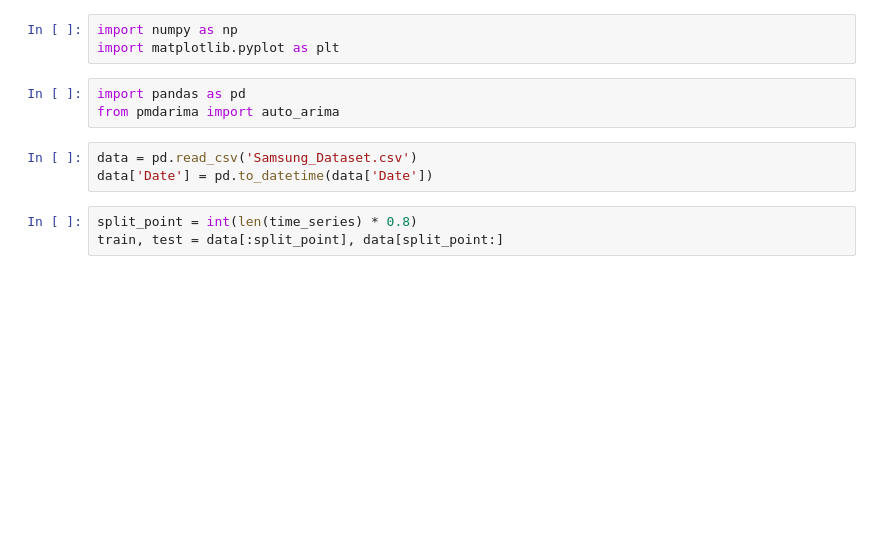
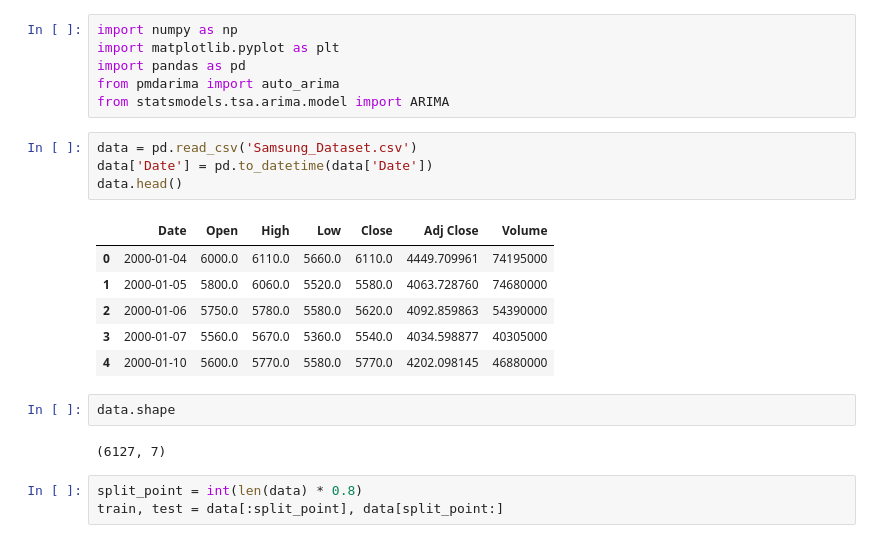
Before and after one commit to Felix-Think/Capstone_SamSung, a Jupyter notebook: Arima.ipynb, the cells around one changed output. Saved outputs shown, nothing was run; the diff lists cells and outputs as text; blank space fills up the shorter version.

```diff
--- a/Arima.ipynb
+++ b/Arima.ipynb
@@ -1,14 +1,26 @@
 # %%
 import numpy as np
 import matplotlib.pyplot as plt
+import pandas as pd
+from pmdarima import auto_arima
+from statsmodels.tsa.arima.model import ARIMA
-# %%
-import pandas as pd
-from pmdarima import auto_arima
 # %%
 data = pd.read_csv('Samsung_Dataset.csv')
 data['Date'] = pd.to_datetime(data['Date'])
+data.head()
+# %% [output]
+|  | Date | Open | High | Low | Close | Adj Close | Volume |
+| 0 | 2000-01-04 | 6000.0 | 6110.0 | 5660.0 | 6110.0 | 4449.709961 | 74195000 |
+| 1 | 2000-01-05 | 5800.0 | 6060.0 | 5520.0 | 5580.0 | 4063.728760 | 74680000 |
+| 2 | 2000-01-06 | 5750.0 | 5780.0 | 5580.0 | 5620.0 | 4092.859863 | 54390000 |
+| 3 | 2000-01-07 | 5560.0 | 5670.0 | 5360.0 | 5540.0 | 4034.598877 | 40305000 |
+| 4 | 2000-01-10 | 5600.0 | 5770.0 | 5580.0 | 5770.0 | 4202.098145 | 46880000 |
+# %%
+data.shape
+# %% [output]
+(6127, 7)
 # %%
-split_point = int(len(time_series) * 0.8)
+split_point = int(len(data) * 0.8)
 train, test = data[:split_point], data[split_point:]
 # %%
 model = auto_arima(train['Close'], start_p=1, start_q=1,
```
Also changed, not shown: parts of 7 cells of this notebook.
